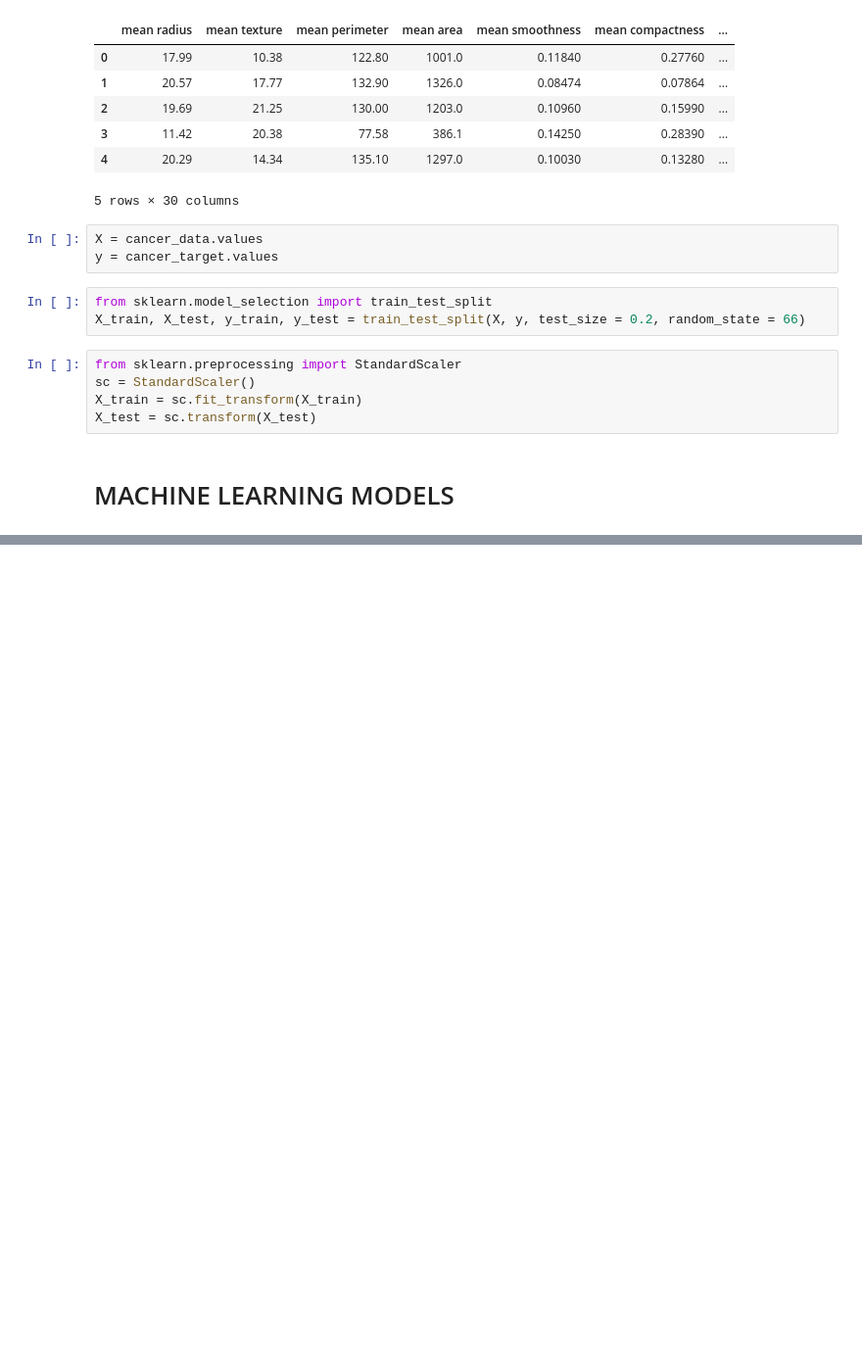
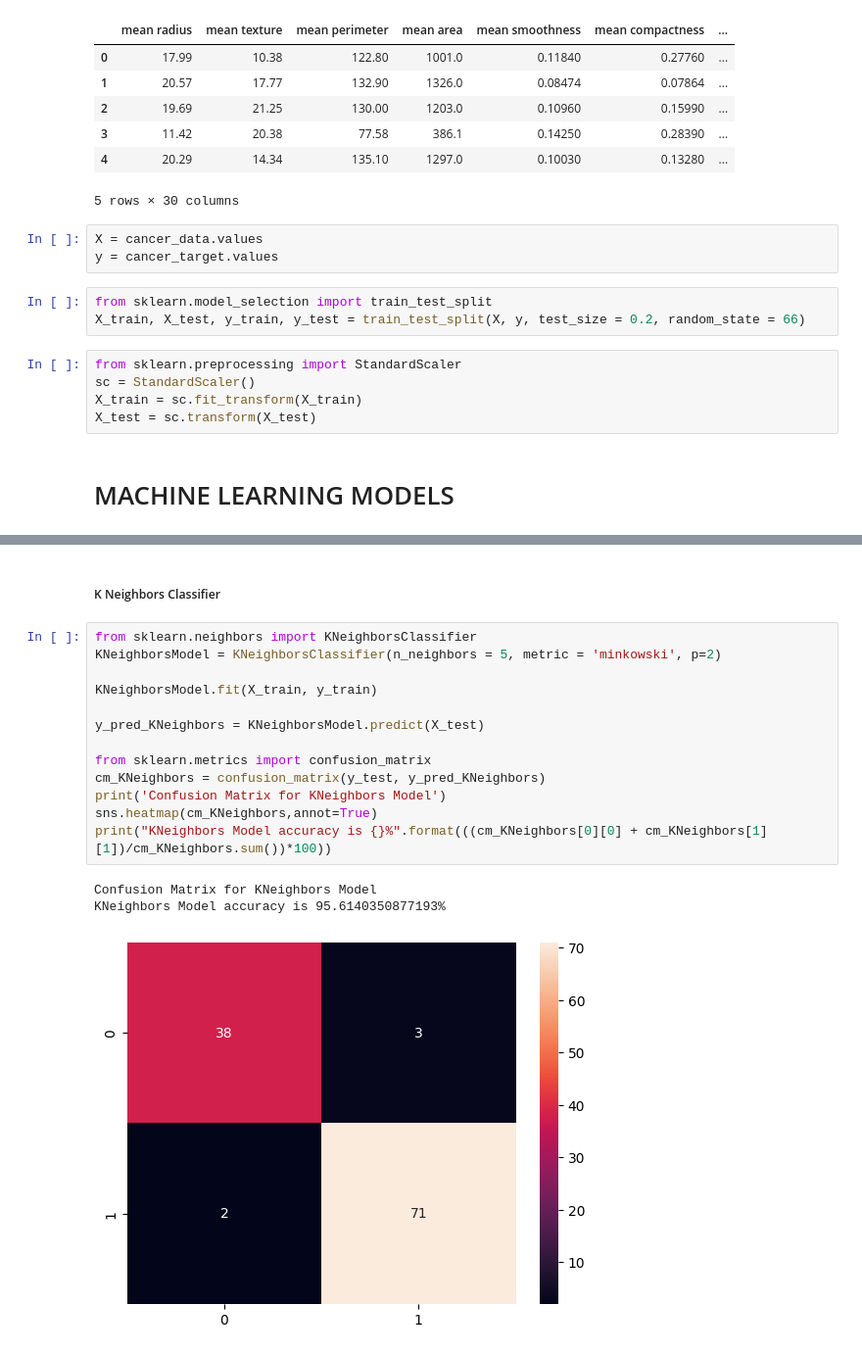
Before and after one commit to adamerikoff/learningDeepMachine, a Jupyter notebook: cancer_classification_comparison.ipynb, the cells around one changed output, grey strips where cells are left out. Shown at 98% size. Drawn from its saved outputs; the diff is of its cells as text; blank space fills up the shorter version.

```diff
--- a/cancer_classification_comparison.ipynb
+++ b/cancer_classification_comparison.ipynb
@@ -38,0 +56,19 @@ X_test = sc.transform(X_test)
+# %% [markdown]
+##### K Neighbors Classifier
+# %%
+from sklearn.neighbors import KNeighborsClassifier
+KNeighborsModel = KNeighborsClassifier(n_neighbors = 5, metric = 'minkowski', p=2)
+
+KNeighborsModel.fit(X_train, y_train)
+
+y_pred_KNeighbors = KNeighborsModel.predict(X_test)
+
+from sklearn.metrics import confusion_matrix
+cm_KNeighbors = confusion_matrix(y_test, y_pred_KNeighbors)
+print('Confusion Matrix for KNeighbors Model')
+sns.heatmap(cm_KNeighbors,annot=True)
+print("KNeighbors Model accuracy is {}%".format(((cm_KNeighbors[0][0] + cm_KNeighbors[1][1])/cm_KNeighbors.sum())*100))
+# %% [output]
+Confusion Matrix for KNeighbors Model
+KNeighbors Model accuracy is 95.6140350877193%
+[figure, added]
```
Also changed, not shown: parts of 5 cells of this notebook.
